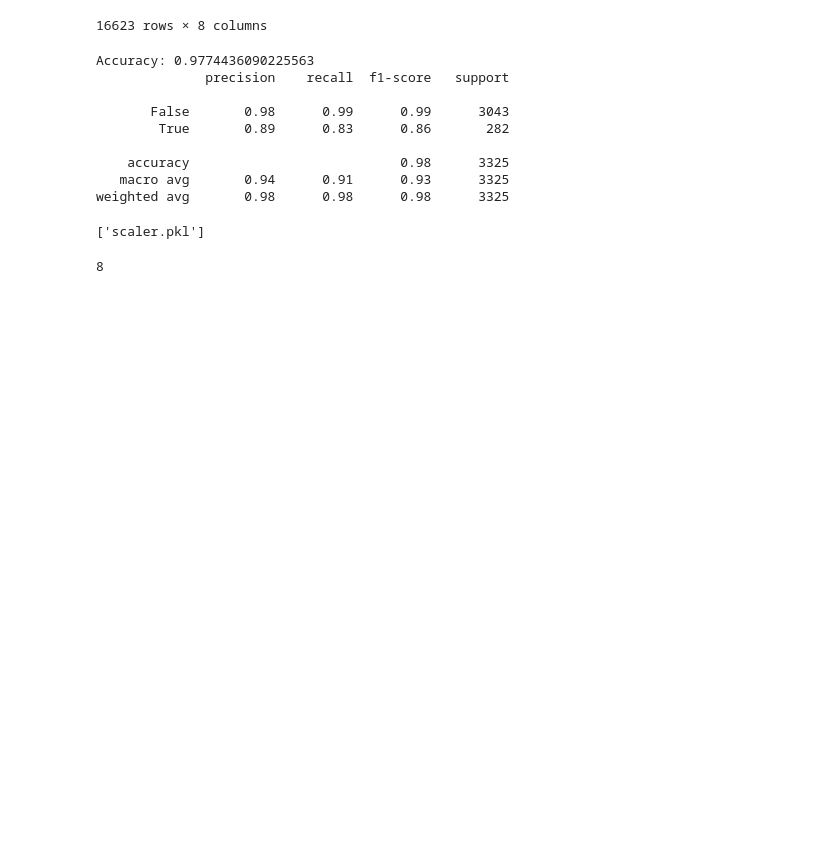
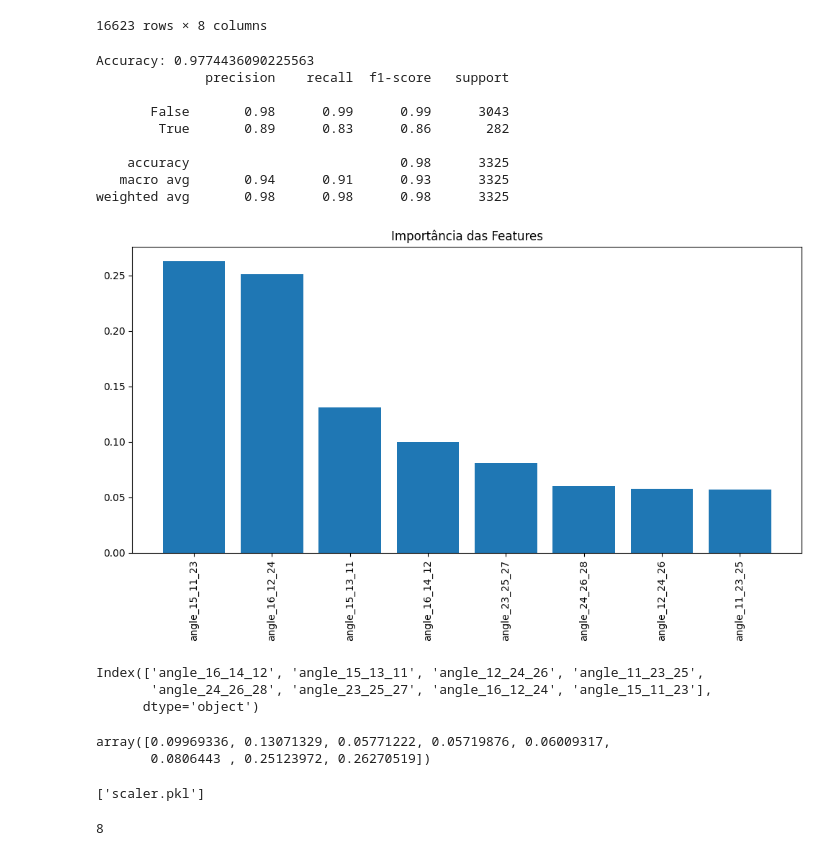
Before and after one commit to williankleingois/shot_basketball_detection, a Jupyter notebook: notebooks/Untitled-1.ipynb, the cells around one changed output. Drawn from its saved outputs; the diff is of its cells as text; code cells hidden in the pictures; blank space fills up the shorter version.

```diff
--- a/notebooks/Untitled-1.ipynb
+++ b/notebooks/Untitled-1.ipynb
@@ -237,6 +237,32 @@ Accuracy: 0.9774436090225563
     accuracy                           0.98      3325
    macro avg       0.94      0.91      0.93      3325
 weighted avg       0.98      0.98      0.98      3325
+# %%
+import matplotlib.pyplot as plt
+import numpy as np
+
+importances = model.feature_importances_
+indices = np.argsort(importances)[::-1]
+# Plotar a importância das features
+plt.figure(figsize=(10, 6))
+plt.title("Importância das Features")
+plt.bar(range(len(importances)), importances[indices], align='center')
+plt.xticks(range(len(importances)), [features.columns[i] for i in indices], rotation=90)
+plt.tight_layout()
+plt.show()
+# %% [output]
+[figure, added]
+# %%
+features.columns
+# %% [output]
+Index(['angle_16_14_12', 'angle_15_13_11', 'angle_12_24_26', 'angle_11_23_25',
+       'angle_24_26_28', 'angle_23_25_27', 'angle_16_12_24', 'angle_15_11_23'],
+      dtype='object')
+# %%
+model.feature_importances_
+# %% [output]
+array([0.09969336, 0.13071329, 0.05771222, 0.05719876, 0.06009317,
+       0.0806443 , 0.25123972, 0.26270519])
 # %%
 import joblib
 
```
Also changed, not shown: parts of 2 cells of this notebook, 10 other files.
